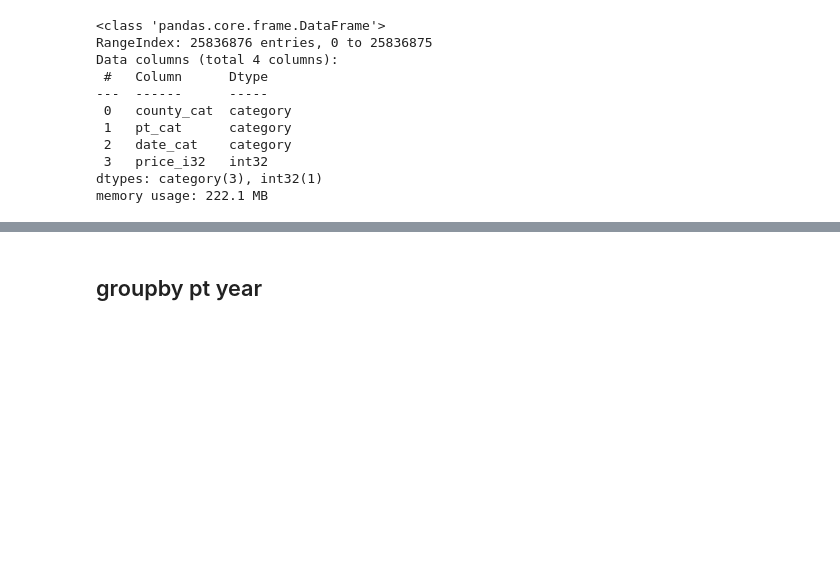
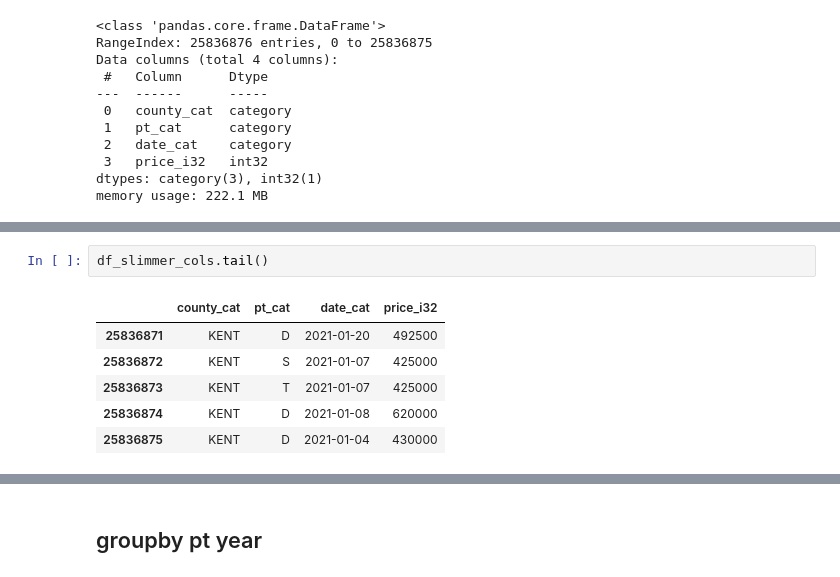
Before and after one commit to ianozsvald/pyconby2021, a Jupyter notebook: pandas_ram_faster.ipynb, the cells around one changed output, grey strips where cells are left out. Saved outputs shown, nothing was run; the diff lists cells and outputs as text; blank space fills up the shorter version.

```diff
--- a/pandas_ram_faster.ipynb
+++ b/pandas_ram_faster.ipynb
@@ -243,0 +291,9 @@ dtype: int64
+# %%
+df_slimmer_cols.tail()
+# %% [output]
+|  | county_cat | pt_cat | date_cat | price_i32 |
+| 25836871 | KENT | D | 2021-01-20 | 492500 |
+| 25836872 | KENT | S | 2021-01-07 | 425000 |
+| 25836873 | KENT | T | 2021-01-07 | 425000 |
+| 25836874 | KENT | D | 2021-01-08 | 620000 |
+| 25836875 | KENT | D | 2021-01-04 | 430000 |
```
Also changed, not shown: parts of 103 cells of this notebook.
